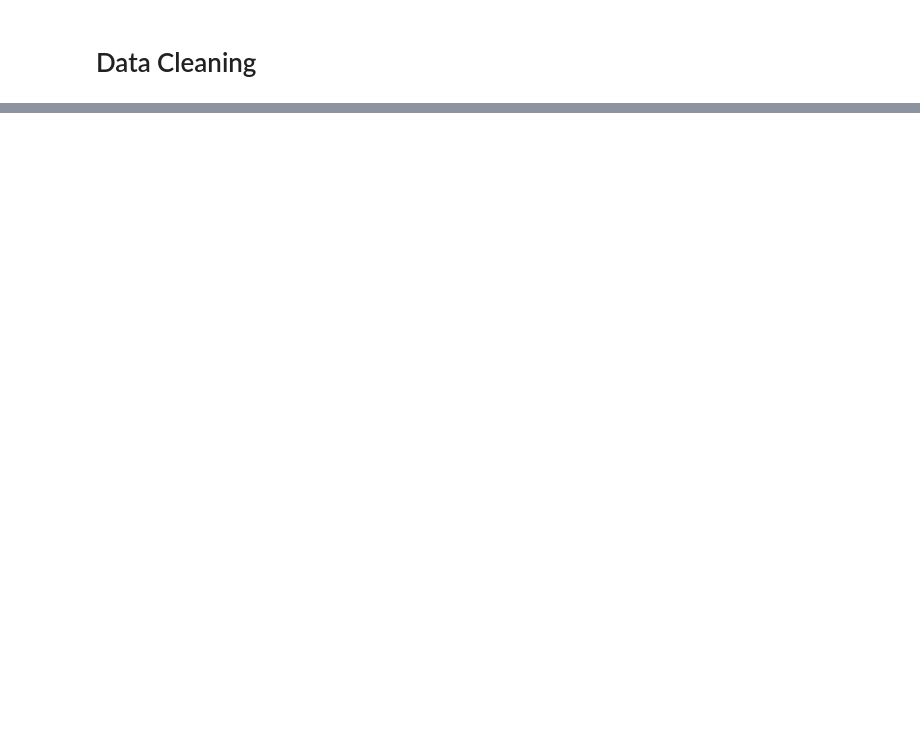
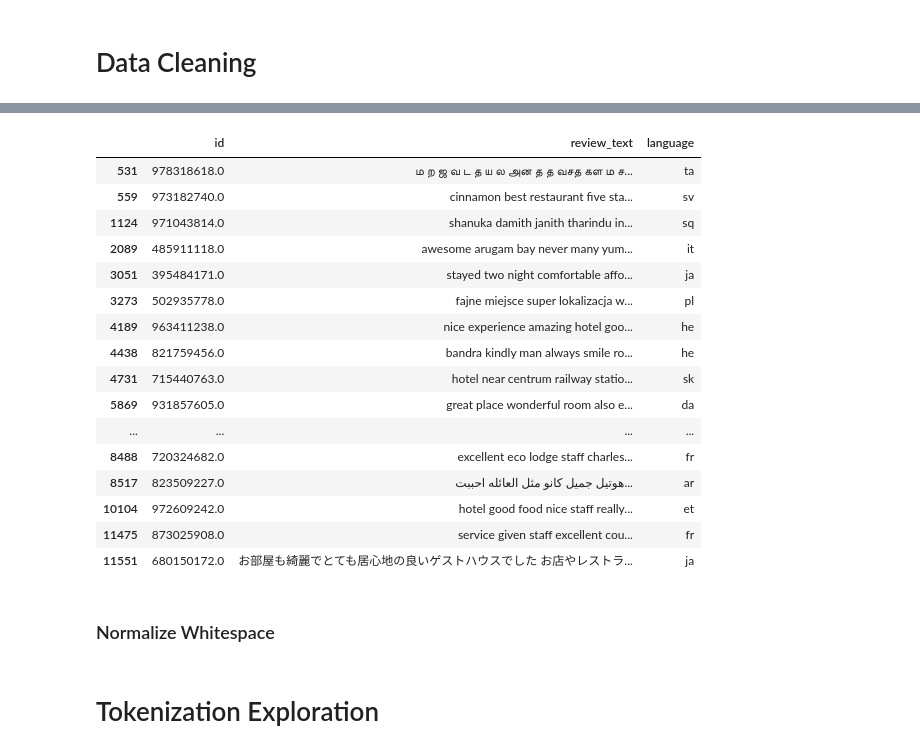
Before and after one commit to NotMishaal/TripAdvisor-Review-CW, a Jupyter notebook: task_1/cleaning.ipynb, the cells around one changed output, grey strips where cells are left out. Saved outputs shown, nothing was run; the diff lists cells and outputs as text; code cells hidden in the pictures; blank space fills up the shorter version.

Commit message:
Tokenization & cleaned dataset

```diff
--- a/task_1/cleaning.ipynb
+++ b/task_1/cleaning.ipynb
@@ -150,0 +300,9 @@ df.head()
+# %%
+# check stopword count in review_text column
+pre_sw_count = df['review_text'].apply(lambda x: len([w for w in x.split() if w in stop_words])).sum()
+df['review_text'] = df['review_text'].apply(lambda x: ' '.join([word for word in x.split() if word not in stop_words]))
+
+post_sw_count = df['review_text'].apply(lambda x: len([w for w in x.split() if w in stop_words])).sum()
+
+print(f"Number of stop words before: {pre_sw_count}")
+print(f"Number of stop words after: {post_sw_count}")
@@ -150,0 +314,3 @@ df.head()
+# %%
+lemmatizer = WordNetLemmatizer()
+df['review_text'] = df['review_text'].apply(lambda x: ' '.join([lemmatizer.lemmatize(word) for word in x.split()]))
@@ -150,0 +319,4 @@ df.head()
+# %%
+# Detect language
+df['language'] = df['review_text'].apply(detect)
+df['language'].value_counts()
@@ -150,0 +339,23 @@ df.head()
+# %%
+pd.set_option('display.max_colwidth', None)
+pd.set_option('display.width', None)
+# %%
+df.loc[df['language'] != 'en', ['id', 'review_text', 'language']]
+# %% [output]
+|  | id | review_text | language |
+| 531 | 978318618.0 | ம ற ஜ வ ட த ய ல அன த த வசத கள ம ச... | ta |
+| 559 | 973182740.0 | cinnamon best restaurant five sta... | sv |
+| 1124 | 971043814.0 | shanuka damith janith tharindu in... | sq |
+| 2089 | 485911118.0 | awesome arugam bay never many yum... | it |
+| 3051 | 395484171.0 | stayed two night comfortable affo... | ja |
+| 3273 | 502935778.0 | fajne miejsce super lokalizacja w... | pl |
+| 4189 | 963411238.0 | nice experience amazing hotel goo... | he |
+| 4438 | 821759456.0 | bandra kindly man always smile ro... | he |
+| 4731 | 715440763.0 | hotel near centrum railway statio... | sk |
+| 5869 | 931857605.0 | great place wonderful room also e... | da |
+| ... | ... | ... | ... |
+| 8488 | 720324682.0 | excellent eco lodge staff charles... | fr |
+| 8517 | 823509227.0 | هوتيل جميل كانو مثل العائله احببت... | ar |
+| 10104 | 972609242.0 | hotel good food nice staff really... | et |
+| 11475 | 873025908.0 | service given staff excellent cou... | fr |
+| 11551 | 680150172.0 | お部屋も綺麗でとても居心地の良いゲストハウスでした お店やレストラ... | ja |
@@ -150,0 +366,2 @@ df.head()
+# %% [markdown]
+### Normalize Whitespace
@@ -150,0 +370,2 @@ df.head()
+# %% [markdown]
+# Tokenization Exploration
```
Also changed, not shown: parts of 81 cells of this notebook, 2 other files.
